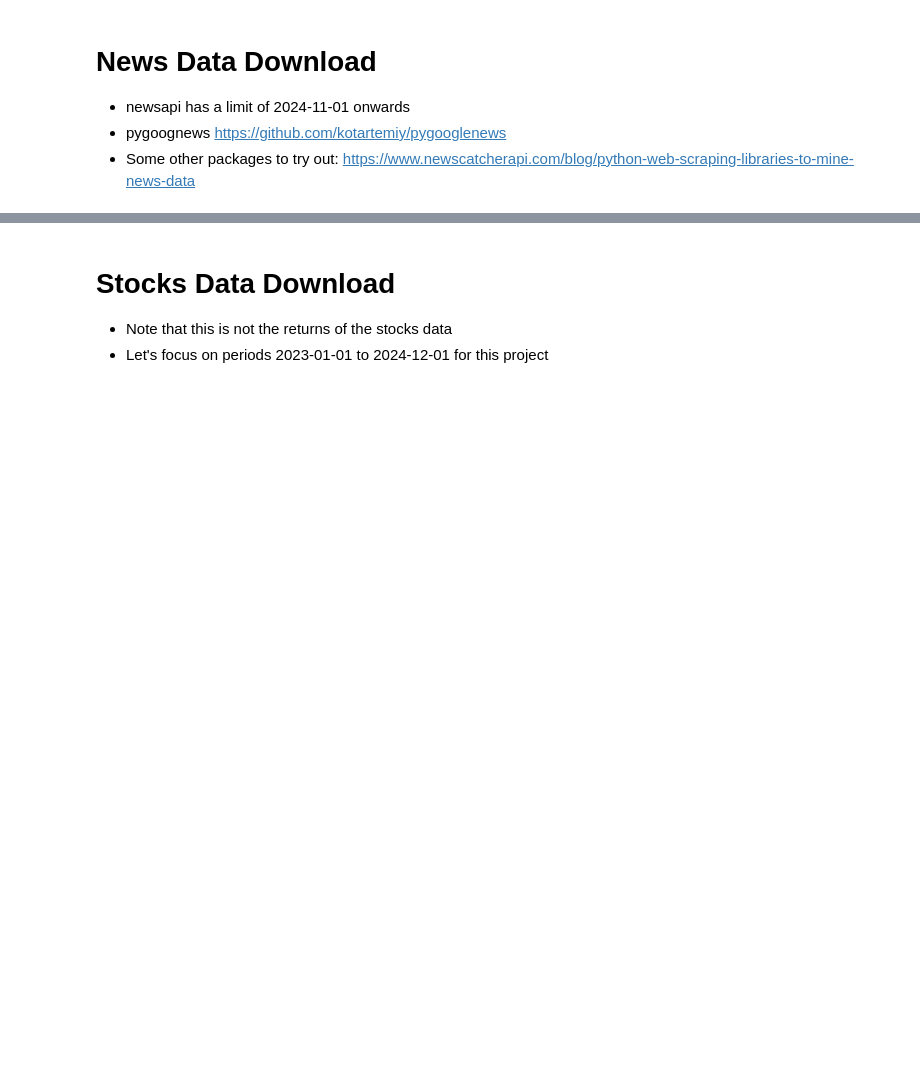
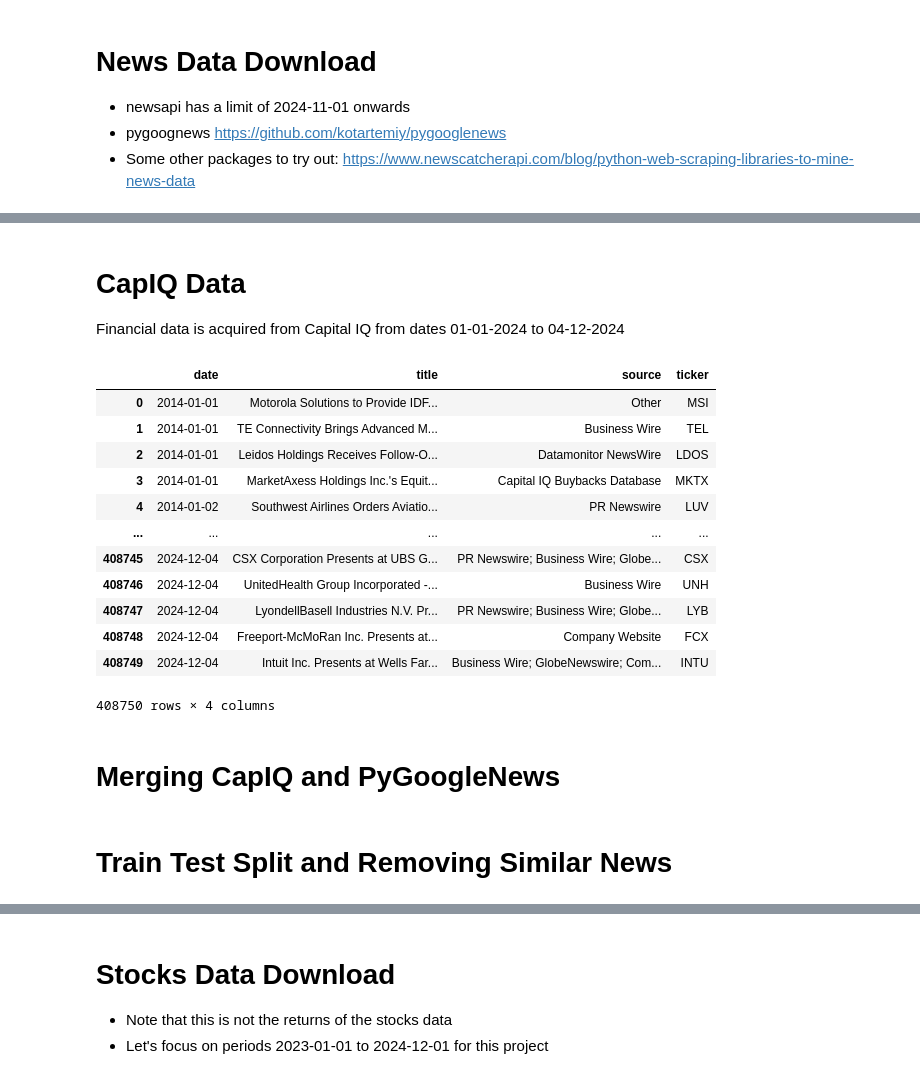
Before and after one commit to saltedpotato/QF634_Research_Methods, a Jupyter notebook: clean_data.ipynb, the cells around one changed output, grey strips where cells are left out. Saved outputs shown, nothing was run; the diff lists cells and outputs as text; code cells hidden in the pictures; blank space fills up the shorter version.

```diff
--- a/clean_data.ipynb
+++ b/clean_data.ipynb
@@ -294,0 +80,37 @@ with pd.ExcelWriter(f'Data/news_data_final_filtered_stest2.xlsx') as writer:
+# %% [markdown]
+# CapIQ Data
+Financial data is acquired from Capital IQ from dates 01-01-2024 to 04-12-2024
+# %%
+capiq_df = pd.read_excel(r"C:\Users\Tylus\Desktop\capiq_news_data.xlsx")
+capiq_df = capiq_df.rename(columns = {"Key Developments By Date": "date",
+                            "Key Development Headline": "title",
+                            "Key Development Sources": "source",
+                            "Primary Industry": "topic"
+                            })
+capiq_df =  capiq_df.drop(columns=["Key Developments by Type", "Key Development Situation"])
+# %%
+# Keep only headlines for individual stocks and get ticker
+capiq_df["ticker"] = capiq_df["Company Name(s)"].str.findall(r'\([A-Za-z]+:[A-Za-z]+\)').apply(','.join)
+capiq_df = capiq_df[capiq_df["ticker"].str.count(',') == 0]
+capiq_df["ticker"] = capiq_df["ticker"].str.extract(r':([A-Za-z]+)\)')
+
+# Clean and format dataset
+capiq_df = capiq_df[["date", "title", "source", "ticker"]]
+capiq_df = capiq_df.dropna()
+capiq_df = capiq_df.drop_duplicates().reset_index(drop=True)
+capiq_df["title"] = capiq_df["title"].str.replace(r"\([A-Za-z]+:[A-Za-z]+\)", "", regex=True)
+capiq_df
+# %% [output]
+|  | date | title | source | ticker |
+| 0 | 2014-01-01 | Motorola Solutions to Provide IDF... | Other | MSI |
+| 1 | 2014-01-01 | TE Connectivity Brings Advanced M... | Business Wire | TEL |
+| 2 | 2014-01-01 | Leidos Holdings Receives Follow-O... | Datamonitor NewsWire | LDOS |
+| 3 | 2014-01-01 | MarketAxess Holdings Inc.'s Equit... | Capital IQ Buybacks Database | MKTX |
+| 4 | 2014-01-02 | Southwest Airlines Orders Aviatio... | PR Newswire | LUV |
+| ... | ... | ... | ... | ... |
+| 408745 | 2024-12-04 | CSX Corporation Presents at UBS G... | PR Newswire; Business Wire; Globe... | CSX |
+| 408746 | 2024-12-04 | UnitedHealth Group Incorporated -... | Business Wire | UNH |
+| 408747 | 2024-12-04 | LyondellBasell Industries N.V. Pr... | PR Newswire; Business Wire; Globe... | LYB |
+| 408748 | 2024-12-04 | Freeport-McMoRan Inc. Presents at... | Company Website | FCX |
+| 408749 | 2024-12-04 | Intuit Inc. Presents at Wells Far... | Business Wire; GlobeNewswire; Com... | INTU |
+408750 rows × 4 columns
@@ -294,0 +119,2 @@ with pd.ExcelWriter(f'Data/news_data_final_filtered_stest2.xlsx') as writer:
+# %% [markdown]
+# Merging CapIQ and PyGoogleNews
@@ -294,0 +127,2 @@ with pd.ExcelWriter(f'Data/news_data_final_filtered_stest2.xlsx') as writer:
+# %% [markdown]
+# Train Test Split and Removing Similar News
```
Also changed, not shown: parts of 45 cells of this notebook, 15 other files.
